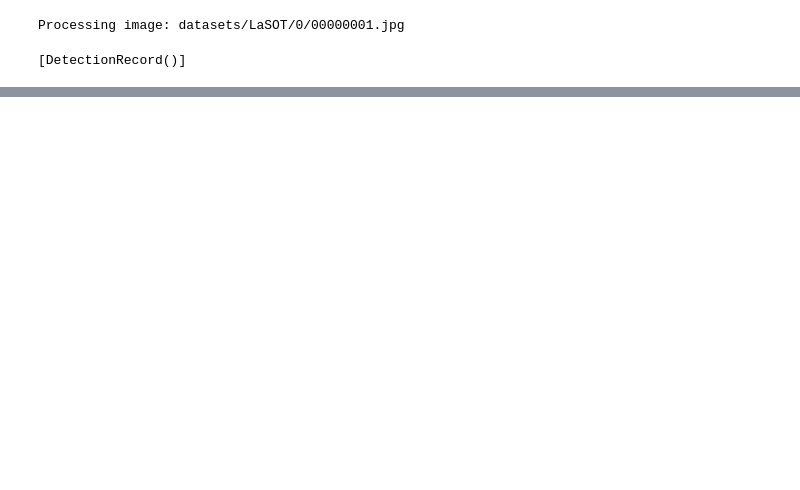
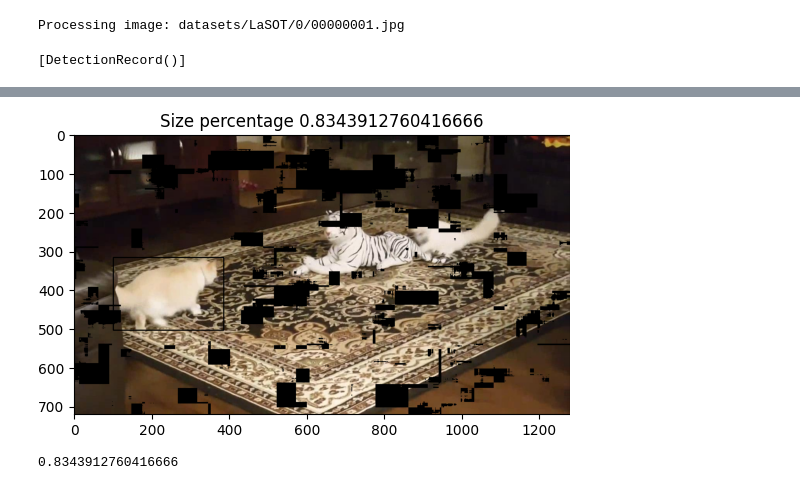
Before and after one commit to santiago-calderon-pena/IncX, a Jupyter notebook: metrics-saliency.ipynb, the cells around one changed output, grey strips where cells are left out. Cells and saved outputs as stored; diff of their text form; code cells hidden in the pictures; blank space fills up the shorter version.

```diff
--- a/metrics-saliency.ipynb
+++ b/metrics-saliency.ipynb
@@ -85,0 +87,7 @@ compute_energy_based_pointing_game(saliency_map, bounding_box)
+# %%
+from incremental_explainer.metrics.exp_size import compute_explanation_size
+
+compute_explanation_size(model, saliency_map, img, class_index, bounding_box, divisions = 10, verbose=True)
+# %% [output]
+[figure, added]
+0.8343912760416666
```
Also changed, not shown: parts of 7 cells of this notebook.
